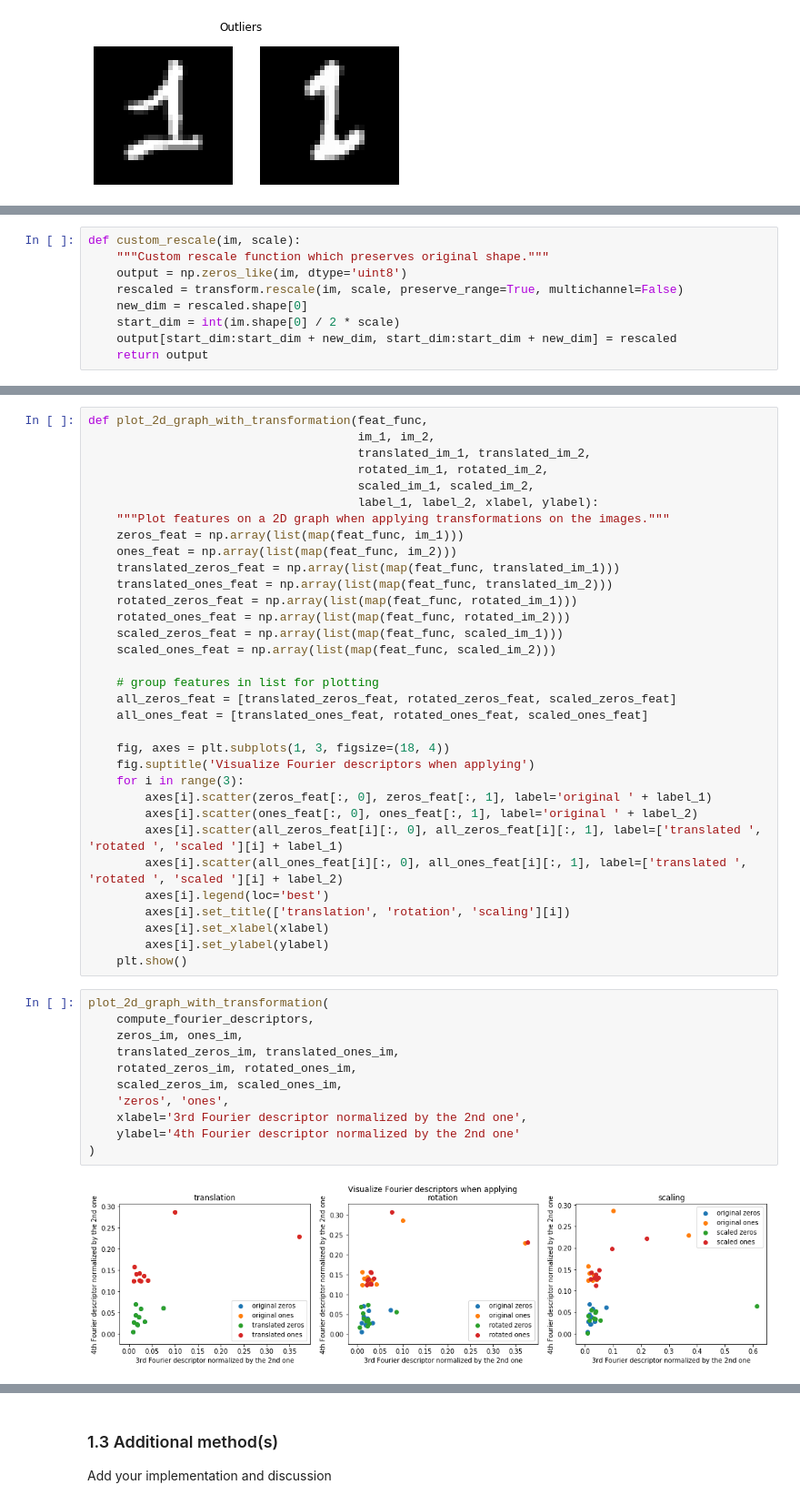
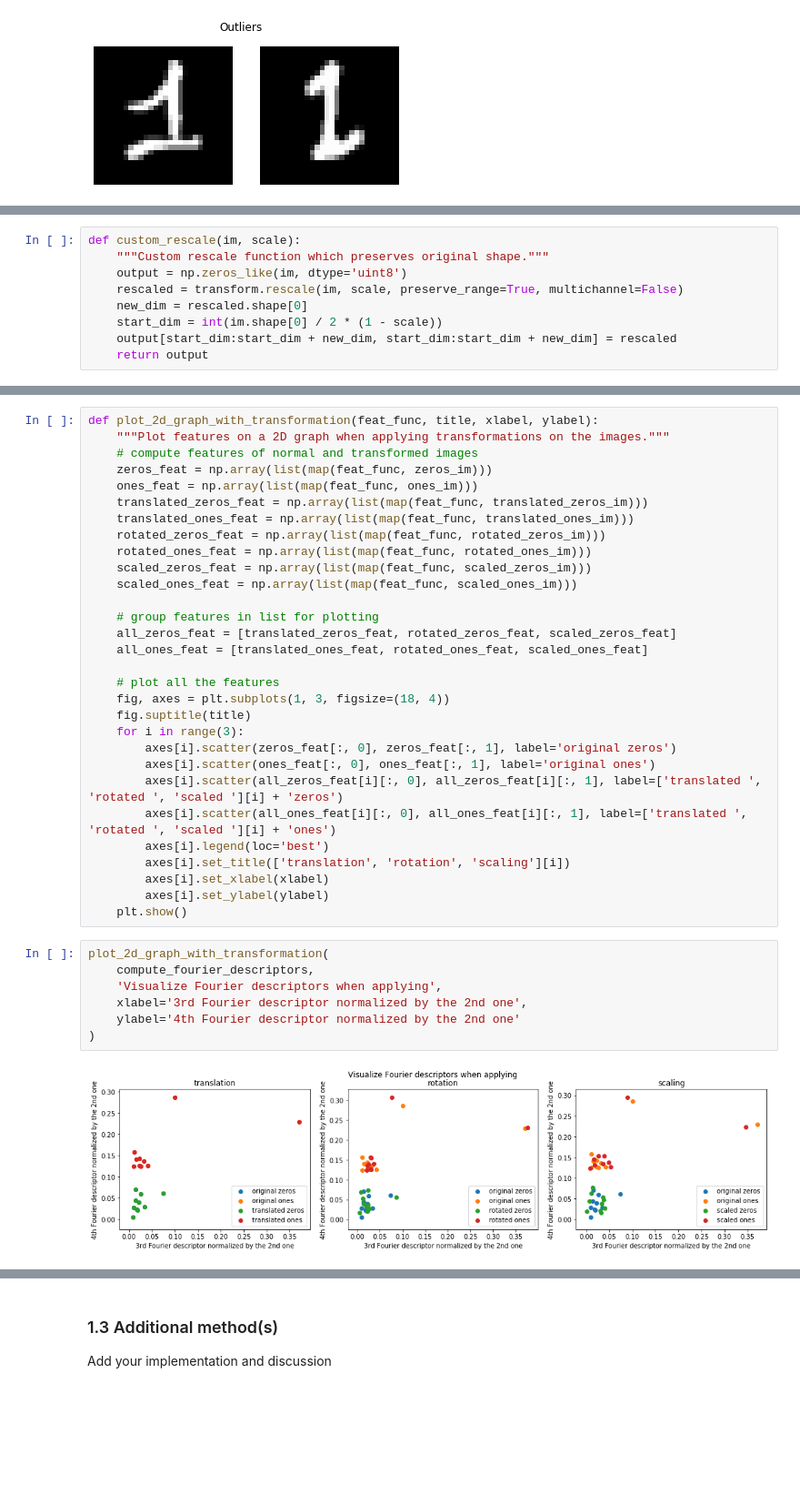
Before and after one commit to yehchunhung/iapr-2020, a Jupyter notebook: labs/lab_02_object_description_kuan.ipynb, the cells around one changed output, grey strips where cells are left out. Shown at 91% size. Cells and saved outputs as stored; diff of their text form; blank space fills up the shorter version.

```diff
--- a/labs/lab_02_object_description_kuan.ipynb
+++ b/labs/lab_02_object_description_kuan.ipynb
@@ -144,7 +164,7 @@ def custom_rescale(im, scale):
     output = np.zeros_like(im, dtype='uint8')
     rescaled = transform.rescale(im, scale, preserve_range=True, multichannel=False)
     new_dim = rescaled.shape[0]
-    start_dim = int(im.shape[0] / 2 * scale)
+    start_dim = int(im.shape[0] / 2 * (1 - scale))
     output[start_dim:start_dim + new_dim, start_dim:start_dim + new_dim] = rescaled
     return output
 # %%
@@ -183,31 +203,28 @@ plt.show()
 # %%
-def plot_2d_graph_with_transformation(feat_func,
-                                      im_1, im_2,
-                                      translated_im_1, translated_im_2,
-                                      rotated_im_1, rotated_im_2,
-                                      scaled_im_1, scaled_im_2,
-                                      label_1, label_2, xlabel, ylabel):
+def plot_2d_graph_with_transformation(feat_func, title, xlabel, ylabel):
     """Plot features on a 2D graph when applying transformations on the images."""
-    zeros_feat = np.array(list(map(feat_func, im_1)))
-    ones_feat = np.array(list(map(feat_func, im_2)))
-    translated_zeros_feat = np.array(list(map(feat_func, translated_im_1)))
-    translated_ones_feat = np.array(list(map(feat_func, translated_im_2)))
-    rotated_zeros_feat = np.array(list(map(feat_func, rotated_im_1)))
-    rotated_ones_feat = np.array(list(map(feat_func, rotated_im_2)))
-    scaled_zeros_feat = np.array(list(map(feat_func, scaled_im_1)))
-    scaled_ones_feat = np.array(list(map(feat_func, scaled_im_2)))
+    # compute features of normal and transformed images
+    zeros_feat = np.array(list(map(feat_func, zeros_im)))
+    ones_feat = np.array(list(map(feat_func, ones_im)))
+    translated_zeros_feat = np.array(list(map(feat_func, translated_zeros_im)))
+    translated_ones_feat = np.array(list(map(feat_func, translated_ones_im)))
+    rotated_zeros_feat = np.array(list(map(feat_func, rotated_zeros_im)))
+    rotated_ones_feat = np.array(list(map(feat_func, rotated_ones_im)))
+    scaled_zeros_feat = np.array(list(map(feat_func, scaled_zeros_im)))
+    scaled_ones_feat = np.array(list(map(feat_func, scaled_ones_im)))
 
     # group features in list for plotting
     all_zeros_feat = [translated_zeros_feat, rotated_zeros_feat, scaled_zeros_feat]
     all_ones_feat = [translated_ones_feat, rotated_ones_feat, scaled_ones_feat]
 
+    # plot all the features
     fig, axes = plt.subplots(1, 3, figsize=(18, 4))
-    fig.suptitle('Visualize Fourier descriptors when applying')
+    fig.suptitle(title)
     for i in range(3):
-        axes[i].scatter(zeros_feat[:, 0], zeros_feat[:, 1], label='original ' + label_1)
-        axes[i].scatter(ones_feat[:, 0], ones_feat[:, 1], label='original ' + label_2)
-        axes[i].scatter(all_zeros_feat[i][:, 0], all_zeros_feat[i][:, 1], label=['translated ', 'rotated ', 'scaled '][i] + label_1)
-        axes[i].scatter(all_ones_feat[i][:, 0], all_ones_feat[i][:, 1], label=['translated ', 'rotated ', 'scaled '][i] + label_2)
+        axes[i].scatter(zeros_feat[:, 0], zeros_feat[:, 1], label='original zeros')
+        axes[i].scatter(ones_feat[:, 0], ones_feat[:, 1], label='original ones')
+        axes[i].scatter(all_zeros_feat[i][:, 0], all_zeros_feat[i][:, 1], label=['translated ', 'rotated ', 'scaled '][i] + 'zeros')
+        axes[i].scatter(all_ones_feat[i][:, 0], all_ones_feat[i][:, 1], label=['translated ', 'rotated ', 'scaled '][i] + 'ones')
         axes[i].legend(loc='best')
         axes[i].set_title(['translation', 'rotation', 'scaling'][i])
         axes[i].set_xlabel(xlabel)
@@ -216,13 +233,9 @@ def plot_2d_graph_with_transformation(feat_func,
 # %%
 plot_2d_graph_with_transformation(
     compute_fourier_descriptors,
-    zeros_im, ones_im,
-    translated_zeros_im, translated_ones_im,
-    rotated_zeros_im, rotated_ones_im,
-    scaled_zeros_im, scaled_ones_im,
-    'zeros', 'ones',
+    'Visualize Fourier descriptors when applying',
     xlabel='3rd Fourier descriptor normalized by the 2nd one',
     ylabel='4th Fourier descriptor normalized by the 2nd one'
 )
 # %% [output]
-[figure, old version]
+[figure, new version]
```
Also changed, not shown: parts of 43 cells of this notebook.
